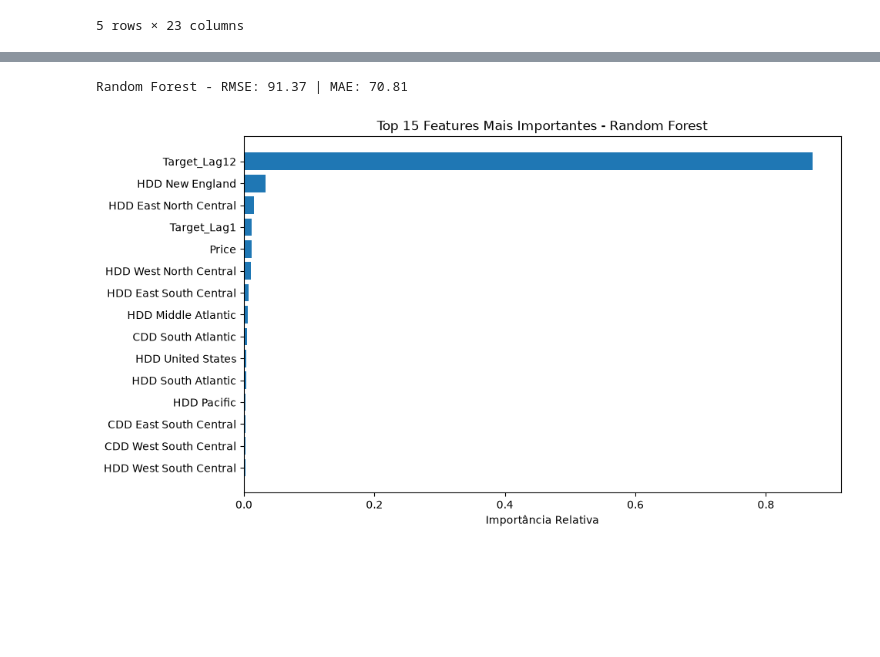
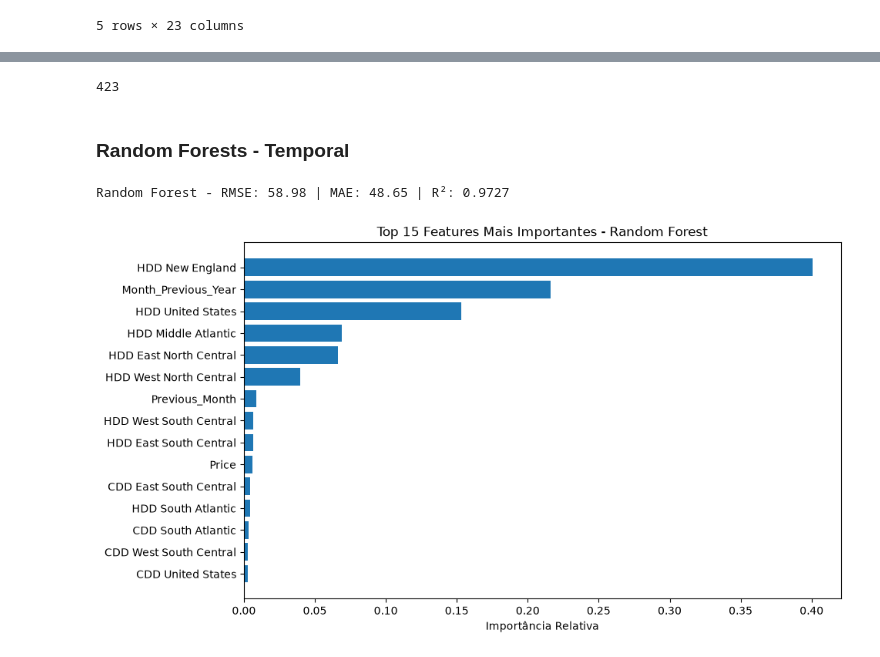
Before and after one commit to pedro-jorge/EIA_ML, a Jupyter notebook: main.ipynb, the cells around one changed output, grey strips where cells are left out. Saved outputs shown, nothing was run; the diff lists cells and outputs as text; code cells hidden in the pictures; blank space fills up the shorter version.

```diff
--- a/main.ipynb
+++ b/main.ipynb
@@ -120,13 +199,0 @@ df_final['Price'] = df_final['Price'].bfill()
-# %%
-from statsmodels.tsa.seasonal import seasonal_decompose
-
-# Decomposição da série temporal do Consumo Total
-# Extrapolamos que a sazonalidade é anual (12 meses)
-resultado_decomposicao = seasonal_decompose(df_final['Total Energy Consumption'], model='additive', period=12)
-
-# Plotando os componentes (Observado, Tendência, Sazonalidade e Ruído)
-plt.rcParams.update({'figure.figsize': (12, 8)})
-resultado_decomposicao.plot()
-plt.suptitle('Decomposição do Consumo Residencial de Energia', fontsize=16)
-plt.tight_layout()
-plt.show()
@@ -134,0 +380,10 @@ plt.show()
+# %%
+# Filtra o dataset para manter apenas os dados a partir de 1º de janeiro de 1990
+df_final = df_final.loc['1990-01-01':].copy()
+
+# Verifica se sobrou algum salto temporal inexplicado
+diferenca_tempo = df_final.index.to_series().diff()
+buracos_restantes = diferenca_tempo[diferenca_tempo.dt.days > 35]
+
+print(f"Novo tamanho do dataset: {df_final.shape}")
+print(f"Buracos restantes encontrados: {len(buracos_restantes)}")
@@ -135,11 +441,14 @@ plt.show()
 # %%
 # Criando features de atraso (lags) para o alvo e para o preço
 # Lag 1 = Mês anterior, Lag 12 = Mesmo mês no ano anterior
-df_final['Target_Lag1'] = df_final['Total Energy Consumption'].shift(1)
-df_final['Target_Lag12'] = df_final['Total Energy Consumption'].shift(12)
+df_final['Previous_Month'] = df_final['Total Energy Consumption'].shift(1)
+df_final['Month_Previous_Year'] = df_final['Total Energy Consumption'].shift(12)
 
 # Criando features de mês para ajudar o modelo com a sazonalidade
 df_final['Month'] = df_final.index.month
 
-# Remover as linhas que ficaram com NaN devido ao shift(12)
+# Precisamos remover as linhas que ficam com valores NaN devido às novas features (por exemplo, o elemento de data mais antiga não
+# terá mês ou ano anterior)
 df_ml = df_final.dropna().copy()
+
+df_ml.head()
@@ -146,37 +464,48 @@ df_ml = df_final.dropna().copy()
+# %%
+len(df_ml)
+# %% [output]
+423
+# %% [markdown]
+### Random Forests - Temporal
 # %%
 from sklearn.ensemble import RandomForestRegressor
-from sklearn.metrics import mean_squared_error, mean_absolute_error
+from sklearn.metrics import mean_squared_error, mean_absolute_error, r2_score # <-- r2_score importado aqui
+import numpy as np
+import matplotlib.pyplot as plt
 
 # Separando X (features) e y (target)
 target_col = 'Total Energy Consumption'
 X = df_ml.drop(columns=[target_col])
 y = df_ml[target_col]
 
 # Divisão Treino/Teste sem embaralhar (shuffle=False), pois é uma série temporal
 train_size = int(len(df_ml) * 0.8) # 80% treino, 20% teste
 X_train, X_test = X.iloc[:train_size], X.iloc[train_size:]
 y_train, y_test = y.iloc[:train_size], y.iloc[train_size:]
 
 # Instanciando e treinando o Random Forest
 rf_model = RandomForestRegressor(n_estimators=100, random_state=42)
 rf_model.fit(X_train, y_train)
 
-# Avaliação simples
+# Avaliação
 y_pred = rf_model.predict(X_test)
 rmse = np.sqrt(mean_squared_error(y_test, y_pred))
 mae = mean_absolute_error(y_test, y_pred)
-print(f"Random Forest - RMSE: {rmse:.2f} | MAE: {mae:.2f}")
+r2 = r2_score(y_test, y_pred) # <-- Calculando o R² aqui
+
+# Print atualizado com as três métricas
+print(f"Random Forest - RMSE: {rmse:.2f} | MAE: {mae:.2f} | R²: {r2:.4f}")
 
 # Plot da Importância das Features
 importances = rf_model.feature_importances_
 indices = np.argsort(importances)[-15:] # Pegando as 15 variáveis mais importantes
 
 plt.figure(figsize=(10, 6))
 plt.title("Top 15 Features Mais Importantes - Random Forest")
 plt.barh(range(len(indices)), importances[indices], align="center")
 plt.yticks(range(len(indices)), [X.columns[i] for i in indices])
 plt.xlabel("Importância Relativa")
 plt.show()
 # %% [output]
-Random Forest - RMSE: 91.37 | MAE: 70.81
+Random Forest - RMSE: 58.98 | MAE: 48.65 | R²: 0.9727
-[figure, old version]
+[figure, new version]
```
Also changed, not shown: parts of 56 cells of this notebook.
